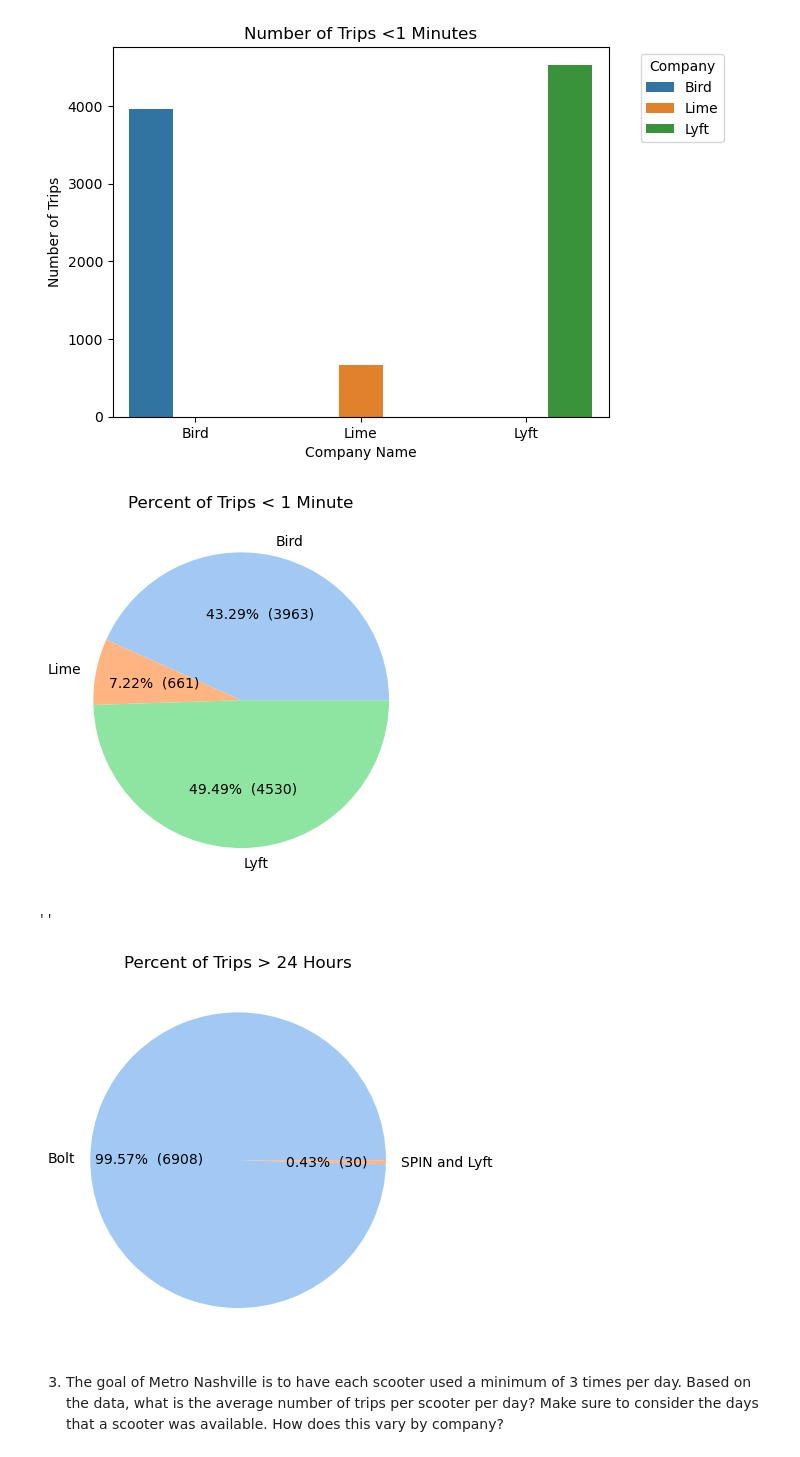
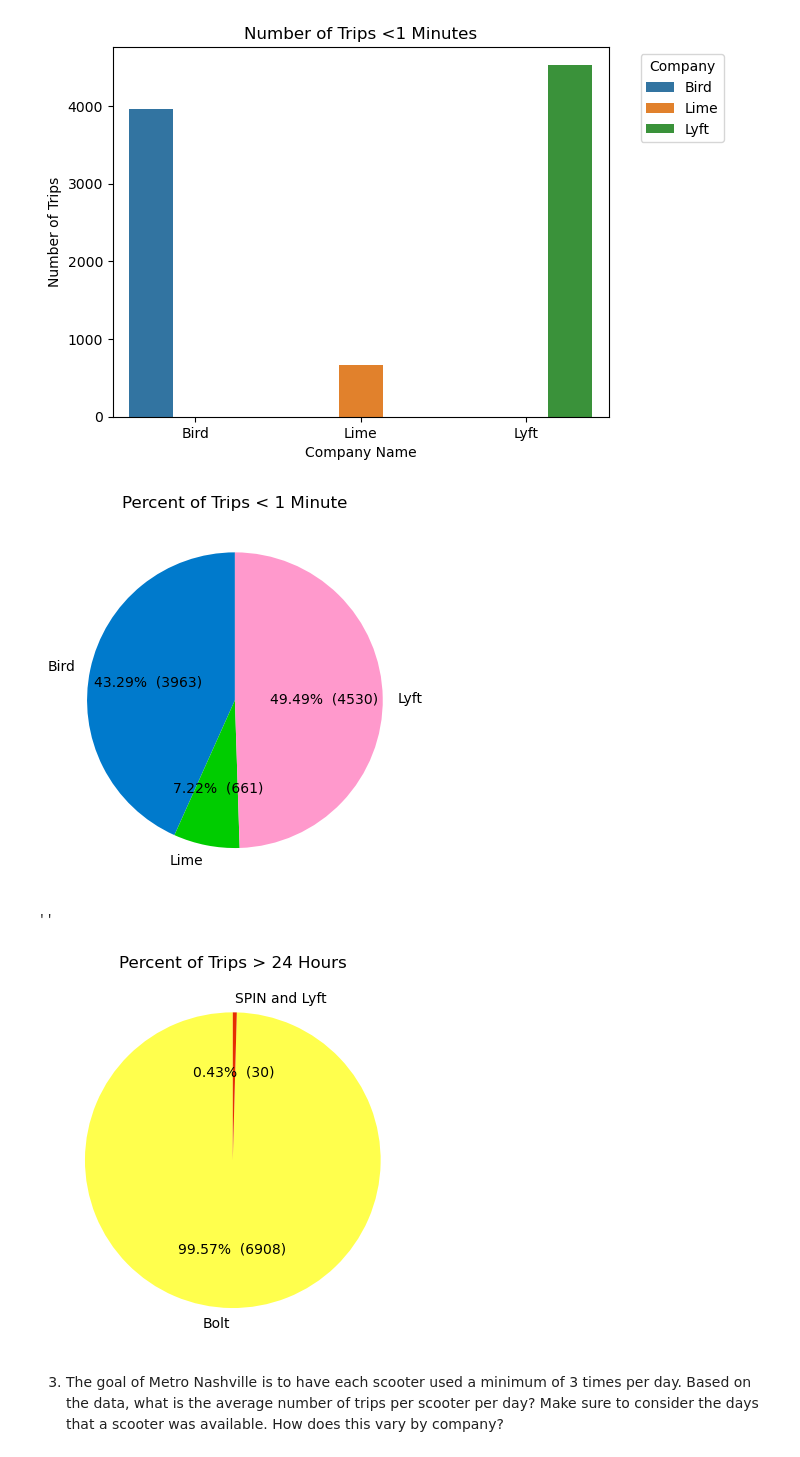
Before and after one commit to NSS-Data-Analytics-Cohort-10/scooters-group-6, a Jupyter notebook: notebook/scooters.ipynb, the cells around one changed output. Saved outputs shown, nothing was run; the diff lists cells and outputs as text; code cells hidden in the pictures.

```diff
--- a/notebook/scooters.ipynb
+++ b/notebook/scooters.ipynb
@@ -414,5 +413,4 @@ plt.legend(title='Company',bbox_to_anchor=(1.05, 1));
 # %%
-palette_color = sns.color_palette('pastel')
 data1=one_min_trips['sumdid']
 labels1=one_min_trips['companyname']
 
@@ -423,30 +421,32 @@ def make_autopct(data1):
         return '{p:.2f}%  ({v:d})'.format(p=pct,v=val)
     return my_autopct1
 # plotting data on chart
-plt.pie(data1, labels=labels1, colors=palette_color, autopct=make_autopct(data1))
+plt.pie(data1, labels=labels1, autopct=make_autopct(data1),colors=[colors3[data1] for data1 in labels1],startangle=90)
 plt.title('Percent of Trips < 1 Minute')
 plt.savefig('less1min.png');
 # %% [output]
-[figure, old version]
+[figure, new version]
+# %%
+colors4={'Bolt':"#ffff4d",'SPIN and Lyft':'#E62E00'}
+data2=[6908,30]
+labels2=['Bolt', 'SPIN and Lyft']
 # %%
-palette_color = sns.color_palette('pastel')
-data=[6908,30]
-labels=['Bolt', 'SPIN and Lyft']
+
 
 def make_autopct(data):
     def my_autopct(pct):
         total = sum(data)
         val = int(round(pct*total/100.0))
         return '{p:.2f}%  ({v:d})'.format(p=pct,v=val)
     return my_autopct
 # plotting data on chart
-plt.pie(data, labels=labels, colors=palette_color, autopct=make_autopct(data))
+plt.pie(data, labels=labels, autopct=make_autopct(data),colors=[colors4[data2] for data2 in labels2],startangle=90)
 plt.title('Percent of Trips > 24 Hours')
 plt.savefig('24ormore.png')
 ;
 # %% [output]
 ''
-[figure, old version]
+[figure, new version]
 # %% [markdown]
 3. The goal of Metro Nashville is to have each scooter used a minimum of 3 times per day. Based on the data, what is the average number of trips per scooter per day? Make sure to consider the days that a scooter was available. How does this vary by company?
 # %% [markdown]
```
Also changed, not shown: parts of 19 cells of this notebook.
